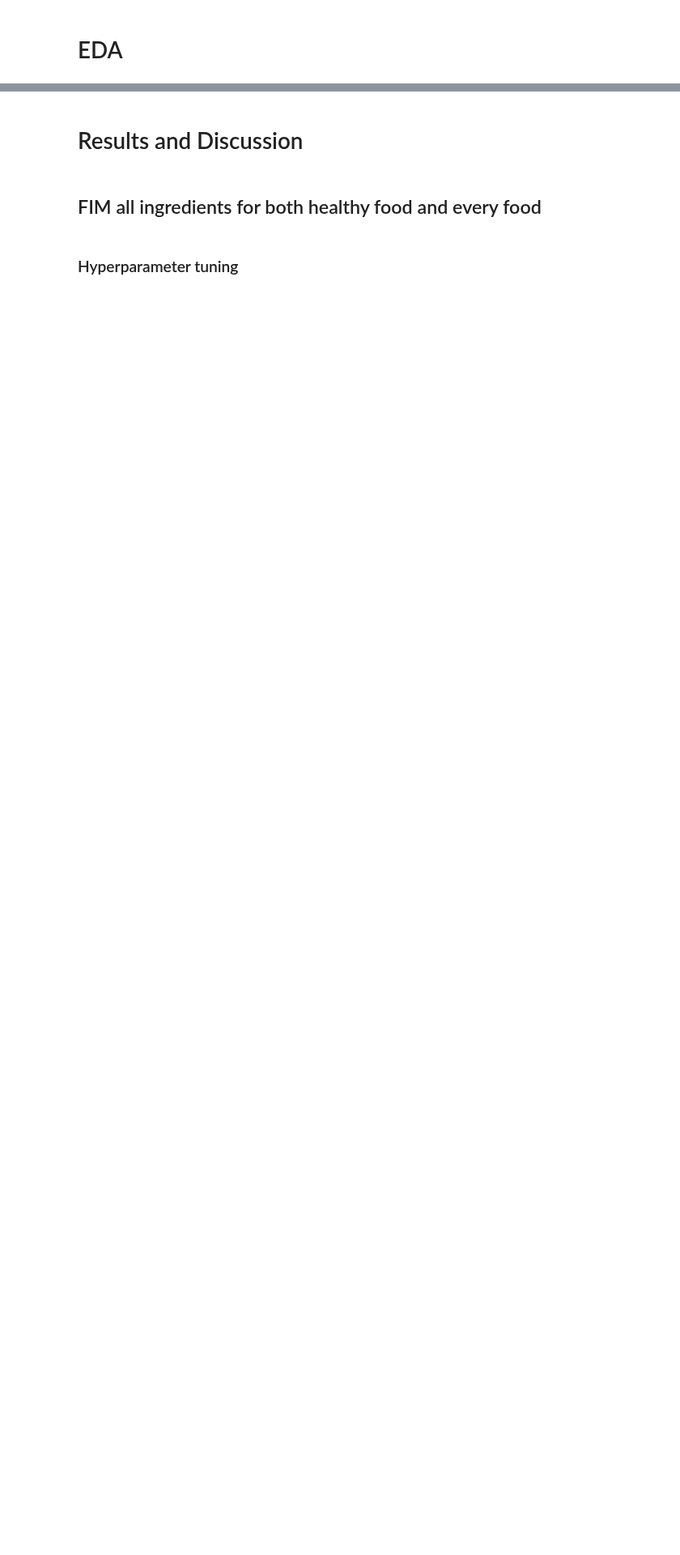
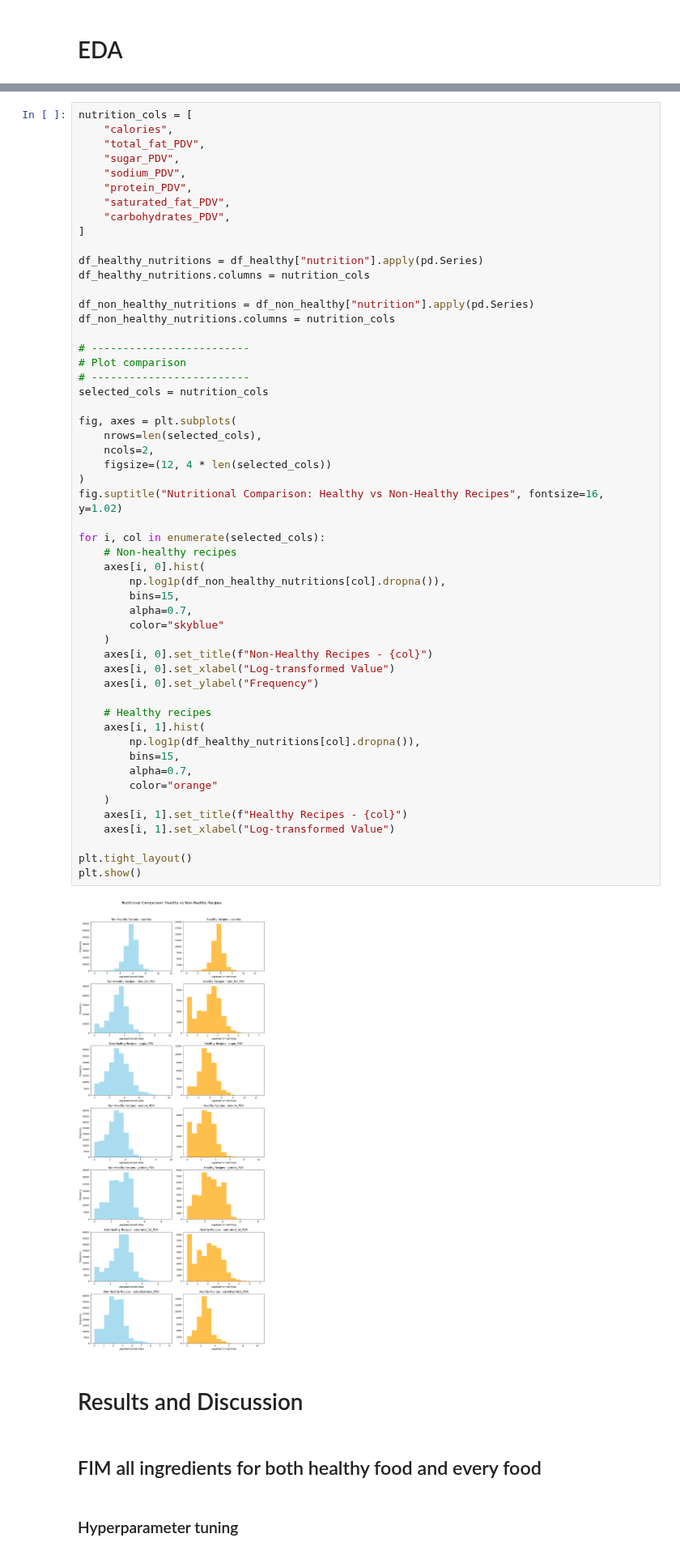
Before and after one commit to BSDSBA-JF/ML-II-Labs, a Jupyter notebook: BDCC-01/02_fim_with_mariel_updates.ipynb, the cells around one changed output, grey strips where cells are left out. Shown at 81% size. Cells and saved outputs as stored; diff of their text form; blank space fills up the shorter version.

```diff
--- a/BDCC-01/02_fim_with_mariel_updates.ipynb
+++ b/BDCC-01/02_fim_with_mariel_updates.ipynb
@@ -168,3 +115,58 @@ plt.show()
+# %%
+nutrition_cols = [
+    "calories",
+    "total_fat_PDV",
+    "sugar_PDV",
+    "sodium_PDV",
+    "protein_PDV",
+    "saturated_fat_PDV",
+    "carbohydrates_PDV",
+]
+
+df_healthy_nutritions = df_healthy["nutrition"].apply(pd.Series)
+df_healthy_nutritions.columns = nutrition_cols
+
+df_non_healthy_nutritions = df_non_healthy["nutrition"].apply(pd.Series)
+df_non_healthy_nutritions.columns = nutrition_cols
+
+# -------------------------
+# Plot comparison
+# -------------------------
+selected_cols = nutrition_cols
+
+fig, axes = plt.subplots(
+    nrows=len(selected_cols),
+    ncols=2,
+    figsize=(12, 4 * len(selected_cols))
+)
+fig.suptitle("Nutritional Comparison: Healthy vs Non-Healthy Recipes", fontsize=16, y=1.02)
+
+for i, col in enumerate(selected_cols):
+    # Non-healthy recipes
+    axes[i, 0].hist(
+        np.log1p(df_non_healthy_nutritions[col].dropna()),
+        bins=15,
+        alpha=0.7,
+        color="skyblue"
+    )
+    axes[i, 0].set_title(f"Non-Healthy Recipes - {col}")
+    axes[i, 0].set_xlabel("Log-transformed Value")
+    axes[i, 0].set_ylabel("Frequency")
+
+    # Healthy recipes
+    axes[i, 1].hist(
+        np.log1p(df_healthy_nutritions[col].dropna()),
+        bins=15,
+        alpha=0.7,
+        color="orange"
+    )
+    axes[i, 1].set_title(f"Healthy Recipes - {col}")
+    axes[i, 1].set_xlabel("Log-transformed Value")
+
+plt.tight_layout()
+plt.show()
+# %% [output]
+[figure, added]
 # %% [markdown]
 # Results and Discussion
 # %% [markdown]
```
Also changed, not shown: parts of 22 cells of this notebook, 7 other files.
